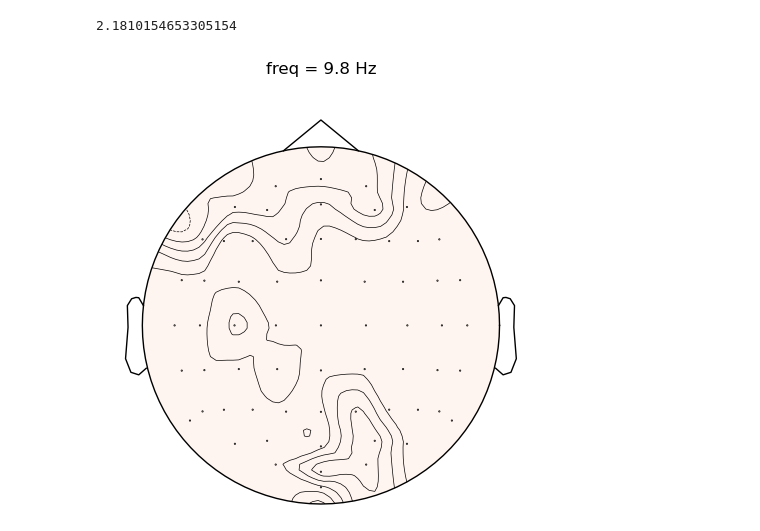
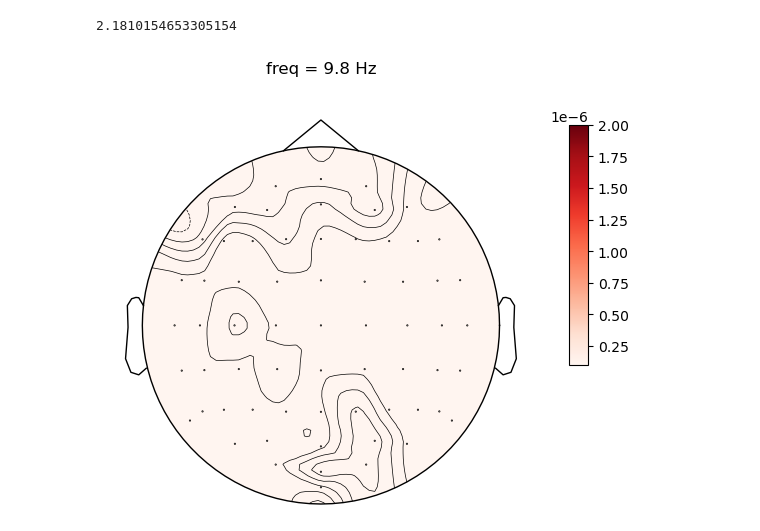
Before and after one commit to haiqin-zhang/AM-EEG, a Jupyter notebook: wavelet/plotting_summed_power.ipynb, the cells around one changed output. Saved outputs shown, nothing was run; the diff lists cells and outputs as text; code cells hidden in the pictures.

```diff
--- a/wavelet/plotting_summed_power.ipynb
+++ b/wavelet/plotting_summed_power.ipynb
@@ -423,19 +422,19 @@ frequencies[10]
 # %%
 pos = load_ep_info()
 
 freq_toplot = 9.8#Hz
 freq_idx = time_index_custom([freq_toplot], frequencies)[0]
 
 arr= p_chs([compare_1, compare_2], time_idx=freq_idx, ttest='rel')
 arr = 1-arr #more significant things are more red
 
 fig, axes = plt.subplots()
 
 #add colourbar
-"""cbar_ax = fig.add_axes([0.9,0.4,0.03,0.5])
-clb = fig.colorbar(im, cax=cbar_ax)"""
+cbar_ax = fig.add_axes([0.9,0.4,0.03,0.5])
+clb = fig.colorbar(im, cax=cbar_ax)
 
 axes.set_title(f'freq = {freq_toplot} Hz', pad = 20)
 im, cn = mne.viz.plot_topomap(arr, pos = pos, vlim = (0.95, 1), axes = axes)
 # %% [output]
-[figure, old version]
+[figure, new version]
```
Also changed, not shown: parts of 3 cells of this notebook, 11 other files.
